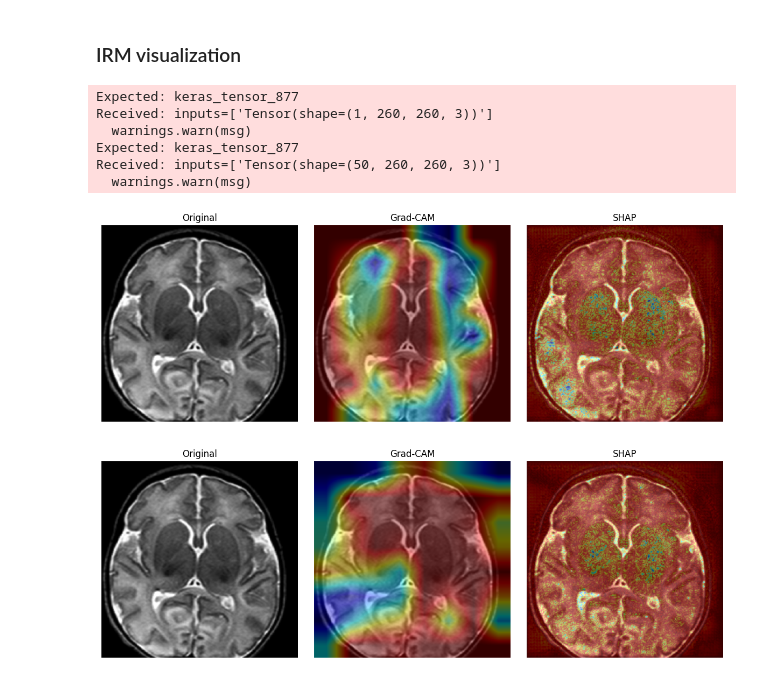
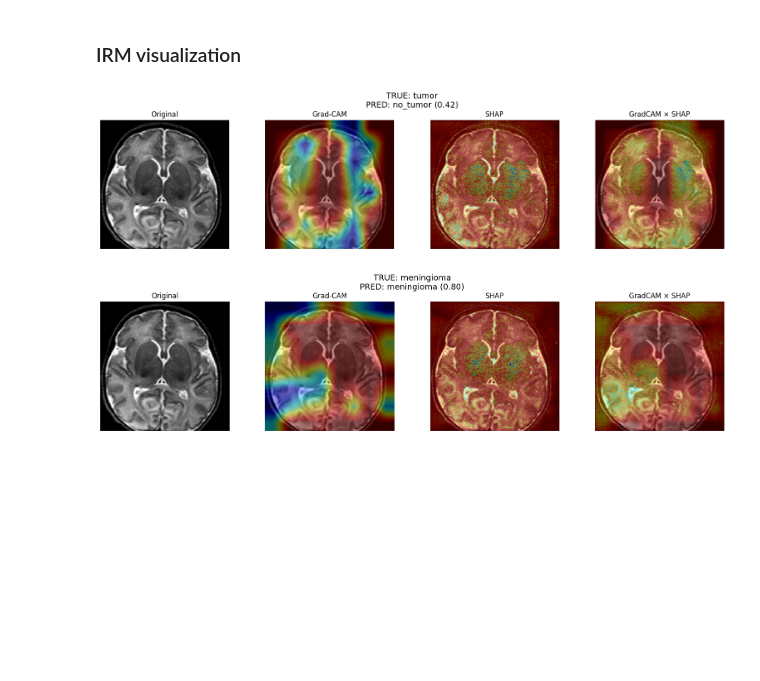
Before and after one commit to Jeremy-Duval-PhD/Brain_Tumor_MRI_Dataset, a Jupyter notebook: notebooks/Modeling.ipynb, the cells around one changed output. Saved outputs shown, nothing was run; the diff lists cells and outputs as text; code cells hidden in the pictures; blank space fills up the shorter version.

Commit message:
Adding grad-cam x shap visualization

```diff
--- a/notebooks/Modeling.ipynb
+++ b/notebooks/Modeling.ipynb
@@ -1881,3 +1912,24 @@ def normalize_for_display(img):
+# %%
+def get_type_explainer(model, background_images, pred_class):
+
+    if pred_class in type_explainers_cache:
+        return type_explainers_cache[pred_class]
+
+    type_class_model = tf.keras.Model(
+        inputs=model.input,
+        outputs=tf.keras.layers.Lambda(
+            lambda x: x[:, pred_class:pred_class+1]
+        )(model.get_layer("tumor_type").output)
+    )
+
+    explainer = shap.GradientExplainer(
+        type_class_model,
+        background_images
+    )
+
+    type_explainers_cache[pred_class] = explainer
+
+    return explainer
 # %%
 def visualize_explanations(
     model,
@@ -1963,25 +2053,23 @@ def visualize_explanations(
 # %%
 visualize_explanations(
     model,
     test_images[0],
     background_images,
     explainer_presence,
-    head="tumor_presence"
+    head="tumor_presence",
+    true_label=1,
+    classes=["no_tumor", "tumor"]
 )
 # %% [output]
-Expected: keras_tensor_877
-Received: inputs=['Tensor(shape=(1, 260, 260, 3))']
-  warnings.warn(msg)
-Expected: keras_tensor_877
-Received: inputs=['Tensor(shape=(50, 260, 260, 3))']
-  warnings.warn(msg)
-[figure, old version]
+[figure, new version]
 # %%
 visualize_explanations(
     model,
     test_images[0],
     background_images,
-    head="tumor_type"
+    head="tumor_type",
+    true_label=2,
+    classes=CLASSES
 )
 # %% [output]
-[figure, old version]
+[figure, new version]
```
Also changed, not shown: parts of 3 cells of this notebook, 1 other file.
